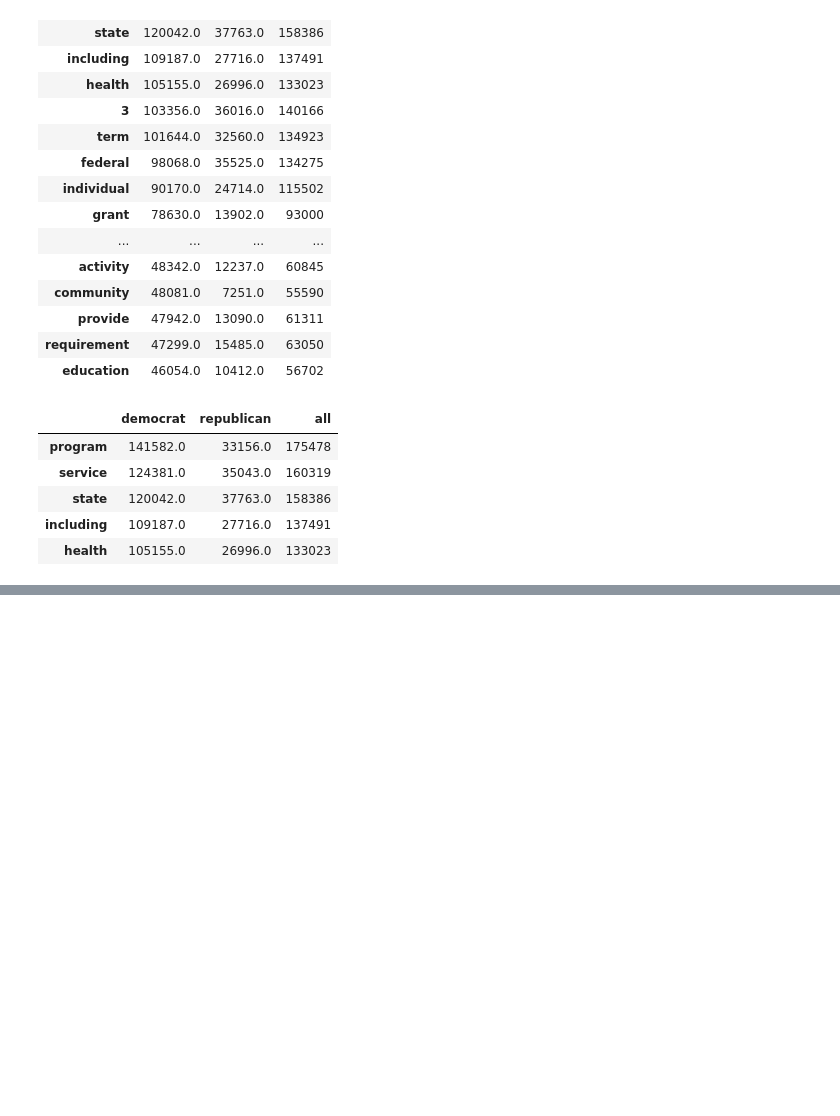
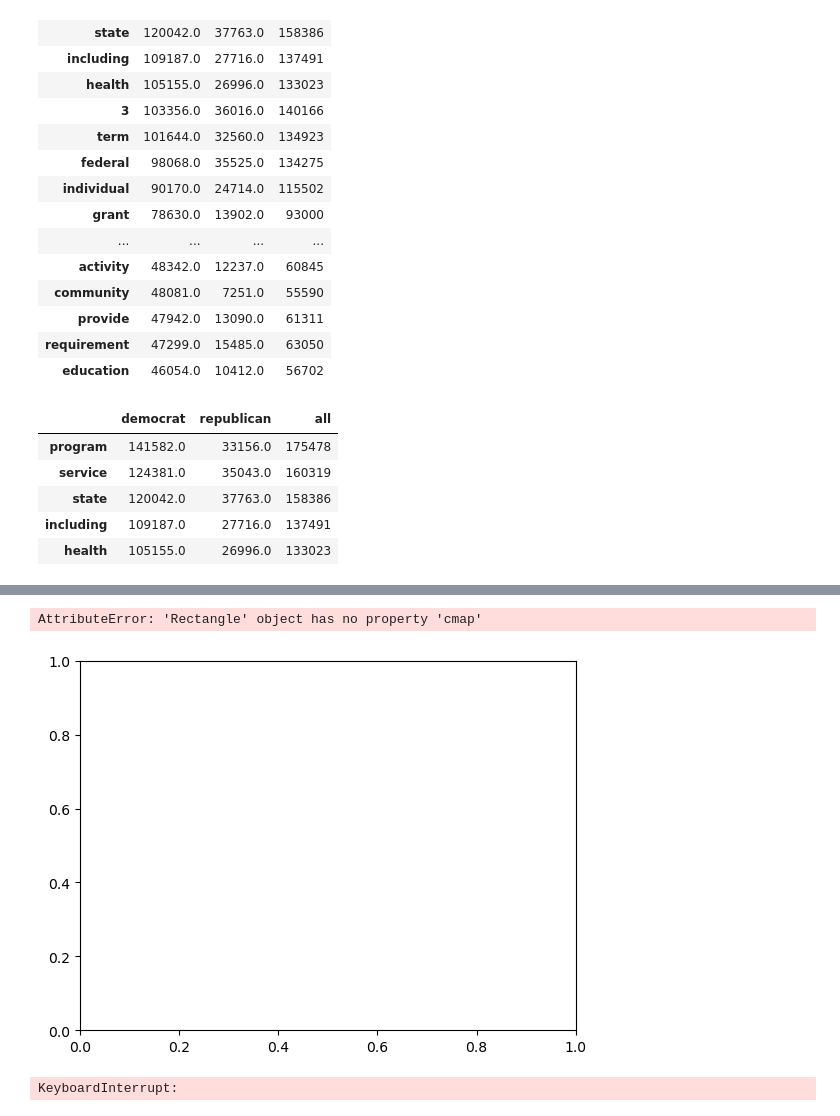
Before and after one commit to good-bill-hunting/political_parser, a Jupyter notebook: barts_explore.ipynb, the cells around one changed output, grey strips where cells are left out. Drawn from its saved outputs; the diff is of its cells as text; code cells hidden in the pictures; blank space fills up the shorter version.

```diff
--- a/barts_explore.ipynb
+++ b/barts_explore.ipynb
@@ -170 +267,21 @@ word_freq.head()
+# %%
+top_trigrams.sort_values(by = 'scaled_freq', inplace = True, ascending = False)
+# %%
+my_cmap = sns.light_palette("Navy", as_cmap = True)
+
+ax = sns.barplot(x="scaled_freq", y="trigram", data=top_trigrams,hue = 'party', cmap = sns.light_palette("Navy", as_cmap = True))
+
+ax.legend(ncol=2, loc="lower right", frameon=True)
+ax.set(xlim=(0, 5), ylabel="",
+       xlabel="Frequency of Trigram")
+sns.despine(left=True, bottom=True)
+
+plt.show()
+# %% [output]
+AttributeError: 'Rectangle' object has no property 'cmap'
+[figure, added]
+# %%
+republican_trigram_viz(df)
+# %% [output]
+KeyboardInterrupt:
 # %%
```
Also changed, not shown: parts of 9 cells of this notebook, 2 other files.
